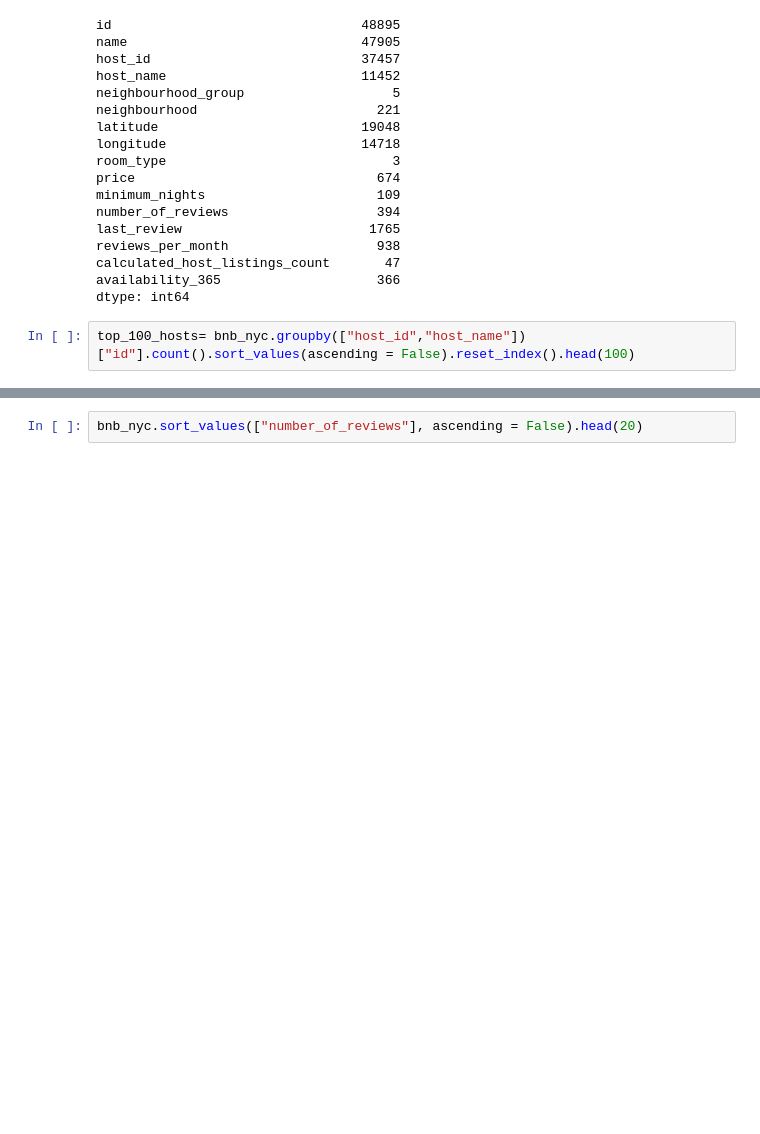
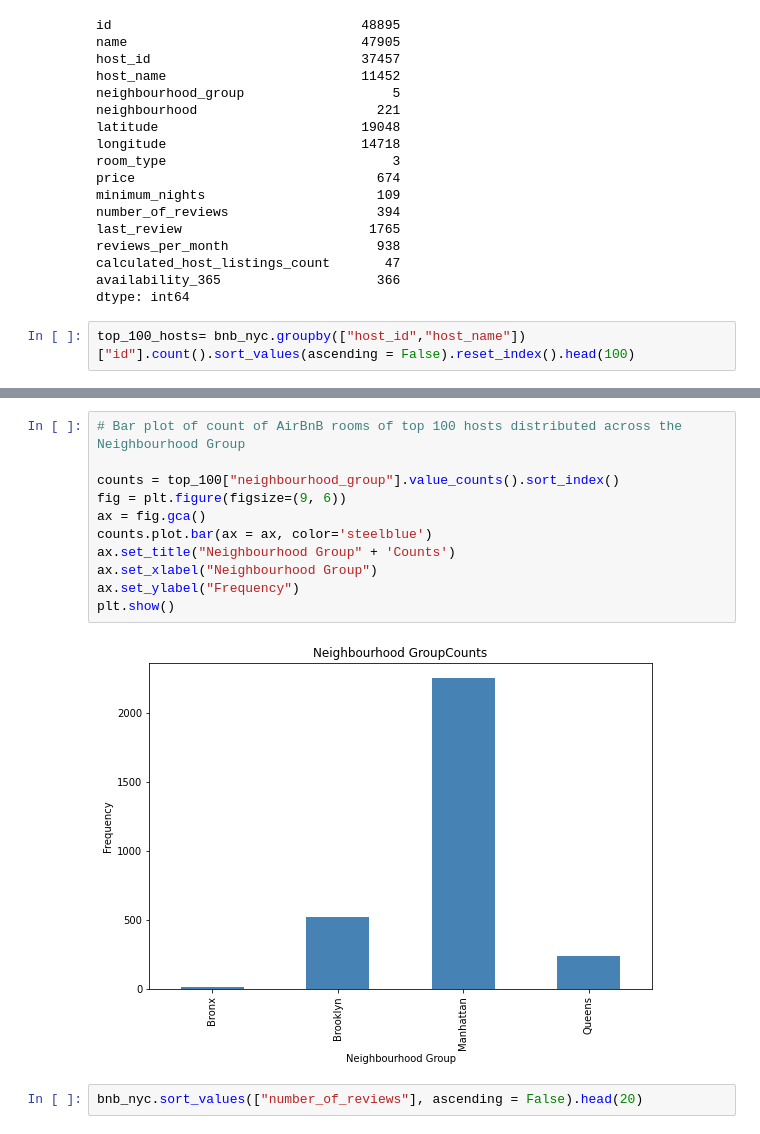
Before and after one commit to Pranit07G/PG-AlmaBetter-EDA-AirBNB-NYC, a Jupyter notebook: Airbnb_Bookings_Analysis_Capstone_Project.ipynb, the cells around one changed output, grey strips where cells are left out. Cells and saved outputs as stored; diff of their text form; blank space fills up the shorter version.

```diff
--- a/Airbnb_Bookings_Analysis_Capstone_Project.ipynb
+++ b/Airbnb_Bookings_Analysis_Capstone_Project.ipynb
@@ -179,3 +190,16 @@ top_100
+# %%
+# Bar plot of count of AirBnB rooms of top 100 hosts distributed across the Neighbourhood Group
+
+counts = top_100["neighbourhood_group"].value_counts().sort_index()
+fig = plt.figure(figsize=(9, 6))
+ax = fig.gca()
+counts.plot.bar(ax = ax, color='steelblue')
+ax.set_title("Neighbourhood Group" + 'Counts')
+ax.set_xlabel("Neighbourhood Group")
+ax.set_ylabel("Frequency")
+plt.show()
+# %% [output]
+[figure, added]
 # %%
 bnb_nyc.sort_values(["number_of_reviews"], ascending = False).head(20)
 # %% [output]
```
Also changed, not shown: parts of 2 cells of this notebook.
